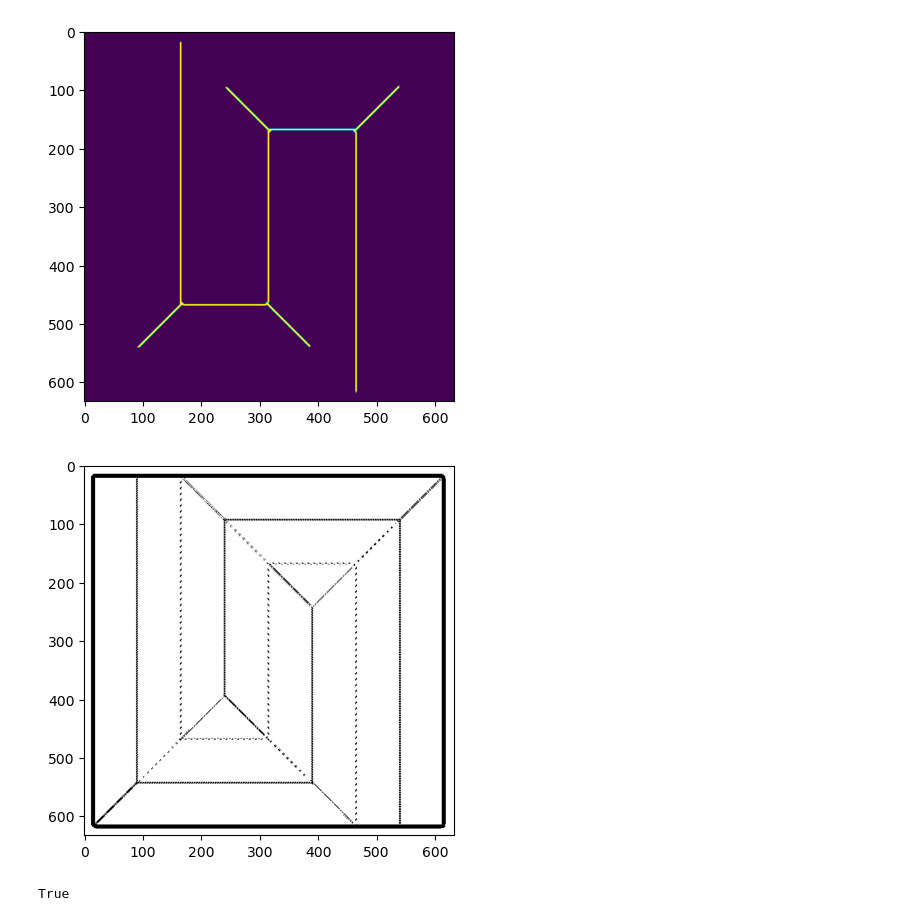
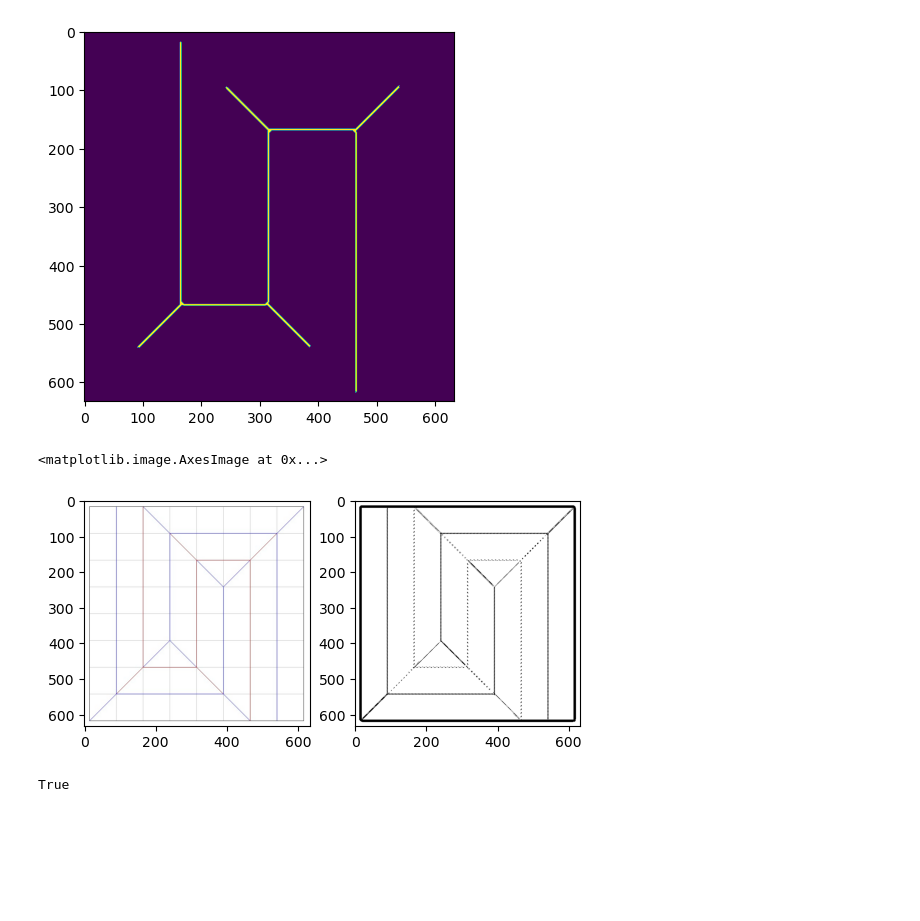
Before and after one commit to udibr/origami-etching, a Jupyter notebook: creasefold2etch.ipynb, the cells around one changed output. Drawn from its saved outputs; the diff is of its cells as text; code cells hidden in the pictures; blank space fills up the shorter version.

```diff
--- a/creasefold2etch.ipynb
+++ b/creasefold2etch.ipynb
@@ -17,8 +18,8 @@ import cv2
 import math
 from matplotlib import pyplot as plt
 # %%
-imgcolor = cv2.imread('images/t.jpg')
-plt.imshow(imgcolor) #, interpolation='nearest')
+imgcolor = cv2.imread('images/input.jpg')
+plt.imshow(imgcolor)
 plt.show()
 imgcolor.shape
 # %% [output]
@@ -172,8 +173,12 @@ output = plot(imgC, output, w=4)
 # %%
 output = plot(imgB, output,w=1,dashblack=2,dashwhite=2)
 # %%
-plt.imshow(output) #, interpolation='nearest')
-plt.show()
+f, axarr = plt.subplots(1,2)
+axarr[0].imshow(imgcolor)
+axarr[1].imshow(output)
+#plt.imshow(output) #, interpolation='nearest')
+#plt.show()
 # %% [output]
+<matplotlib.image.AxesImage at 0x...>
-[figure, old version]
+[figure, new version]
 # %%
```
Also changed, not shown: parts of 3 cells of this notebook.
